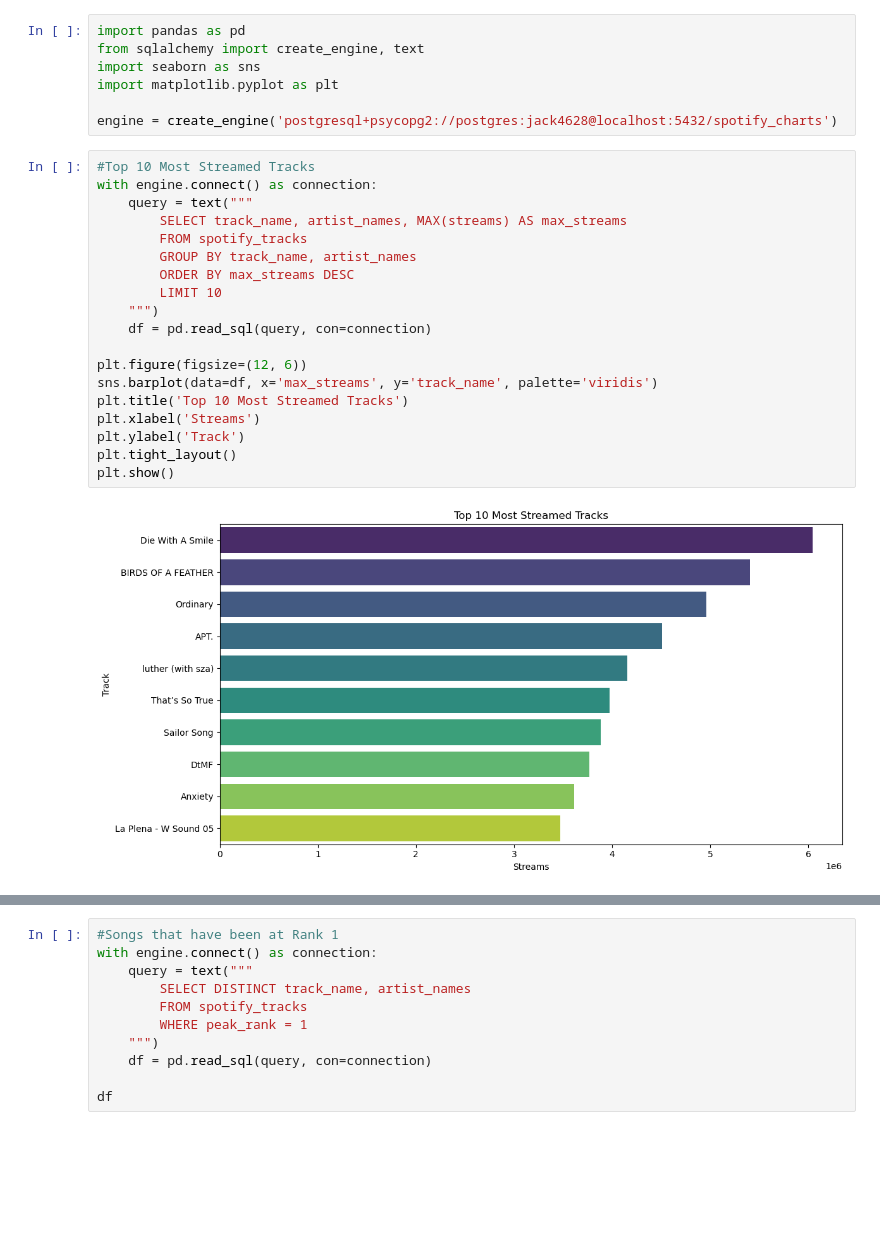
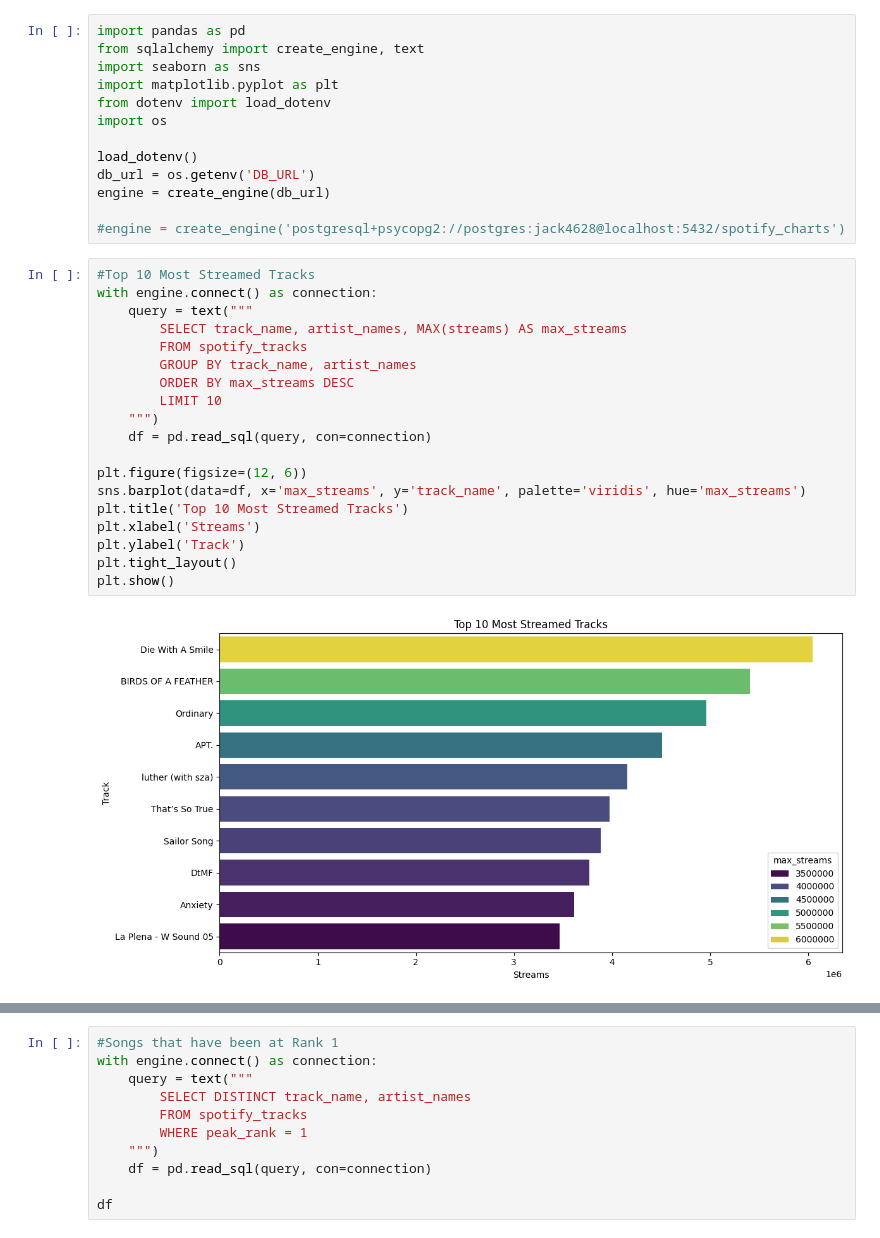
Before and after one commit to JackkHam/Spotify-Data-Analysis, a Jupyter notebook: data_analysis.ipynb, the cells around one changed output, grey strips where cells are left out. Drawn from its saved outputs; the diff is of its cells as text; blank space fills up the shorter version.

```diff
--- a/data_analysis.ipynb
+++ b/data_analysis.ipynb
@@ -3,29 +3,35 @@ import pandas as pd
 from sqlalchemy import create_engine, text
 import seaborn as sns
 import matplotlib.pyplot as plt
+from dotenv import load_dotenv
+import os
 
-engine = create_engine('postgresql+psycopg2://postgres:jack4628@localhost:5432/spotify_charts')
+load_dotenv()
+db_url = os.getenv('DB_URL')
+engine = create_engine(db_url)
+
+#engine = create_engine('postgresql+psycopg2://postgres:jack4628@localhost:5432/spotify_charts')
 # %%
 #Top 10 Most Streamed Tracks
 with engine.connect() as connection:
     query = text("""
         SELECT track_name, artist_names, MAX(streams) AS max_streams
         FROM spotify_tracks
         GROUP BY track_name, artist_names
         ORDER BY max_streams DESC
         LIMIT 10
     """)
     df = pd.read_sql(query, con=connection)
 
 plt.figure(figsize=(12, 6))
-sns.barplot(data=df, x='max_streams', y='track_name', palette='viridis')
+sns.barplot(data=df, x='max_streams', y='track_name', palette='viridis', hue='max_streams')
 plt.title('Top 10 Most Streamed Tracks')
 plt.xlabel('Streams')
 plt.ylabel('Track')
 plt.tight_layout()
 plt.show()
 # %% [output]
-[figure, old version]
+[figure, new version]
 # %%
 #Top 10 Artists by total Streams
 with engine.connect() as connection:
```
Also changed, not shown: parts of 4 cells of this notebook, 2 other files.
